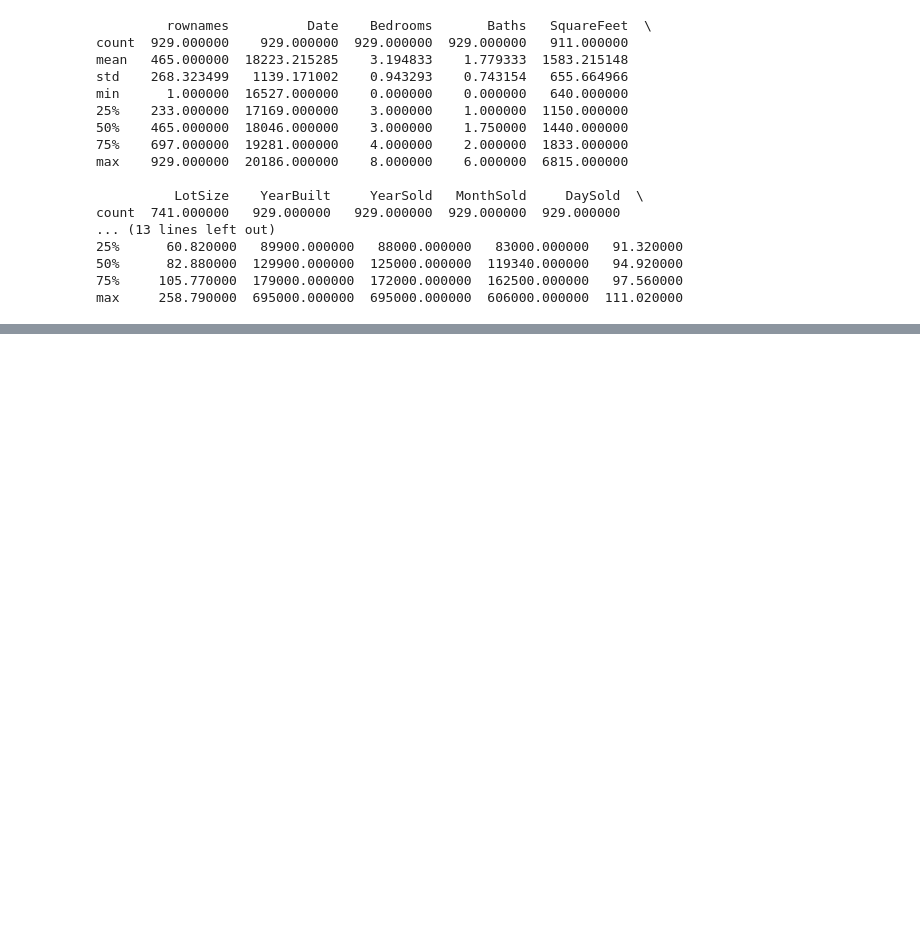
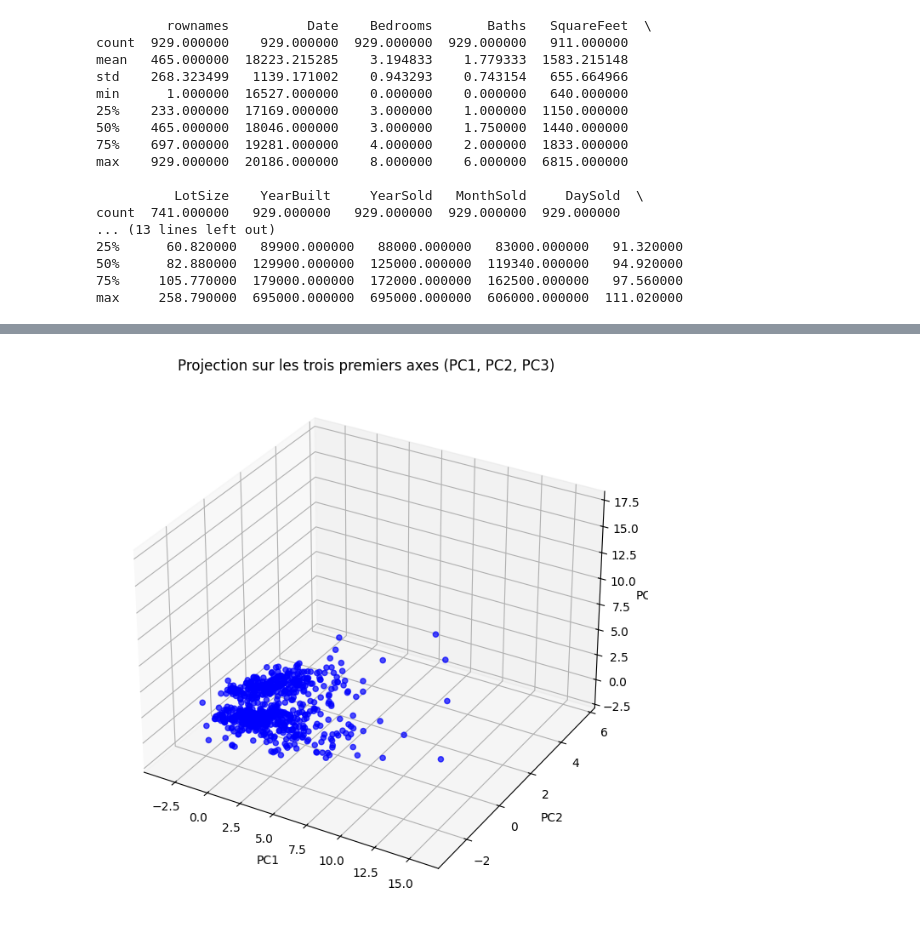
Before and after one commit to abla-rabia/house-prices-Analysis-PCA, a Jupyter notebook: notebook.ipynb, the cells around one changed output, grey strips where cells are left out. Drawn from its saved outputs; the diff is of its cells as text; code cells hidden in the pictures; blank space fills up the shorter version.

```diff
--- a/notebook.ipynb
+++ b/notebook.ipynb
@@ -119,0 +270,20 @@ for col in df.select_dtypes(include=['object']).columns:
+# %%
+# Extraire les trois premières composantes principales
+pca_3d = pca_df[['PC1', 'PC2', 'PC3']]
+# %%
+fig = plt.figure(figsize=(10, 8))
+ax = fig.add_subplot(111, projection='3d')
+
+# Tracer les points projetés sur PC1, PC2, et PC3
+ax.scatter(pca_3d['PC1'], pca_3d['PC2'], pca_3d['PC3'], c='blue', marker='o', alpha=0.7)
+
+# Ajouter des étiquettes aux axes
+ax.set_xlabel('PC1')
+ax.set_ylabel('PC2')
+ax.set_zlabel('PC3')
+ax.set_title('Projection sur les trois premiers axes (PC1, PC2, PC3)')
+
+# Afficher le graphique
+plt.show()
+# %% [output]
+[figure, added]
```
Also changed, not shown: parts of 30 cells of this notebook.
